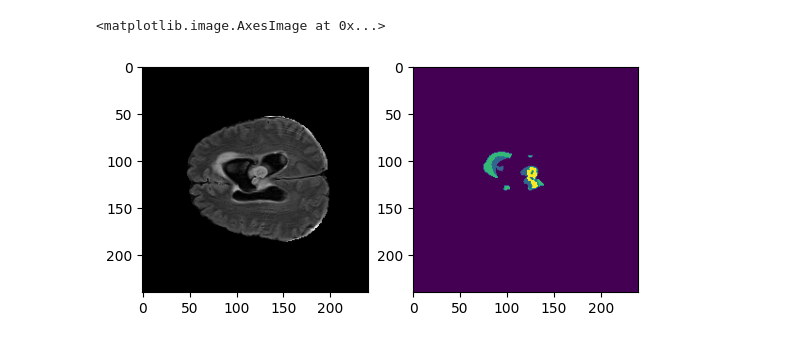
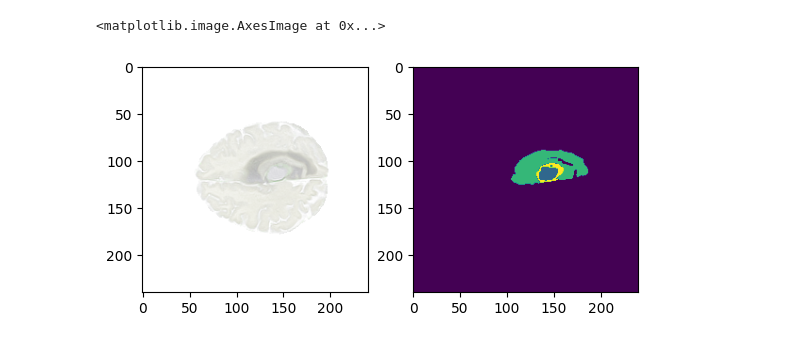
Before and after one commit to Krissi123/Braintumor-Segmentation, a Jupyter notebook: test_create_ondisk_seg_ds.ipynb, the cells around one changed output. Cells and saved outputs as stored; diff of their text form; code cells hidden in the pictures.

```diff
--- a/test_create_ondisk_seg_ds.ipynb
+++ b/test_create_ondisk_seg_ds.ipynb
@@ -81,8 +82,8 @@ images, masks = next(iter(train_batch))
 # %%
-num = 5
+num = 0
 fig, ax = plt.subplots(1,2)
-ax[0].imshow(tf.cast(127.5*(images[num]+1)[:,:,3], 'uint8'), cmap='gist_gray')
+ax[0].imshow(tf.cast(127.5*(images[num]+1), 'uint8'))
 ax[1].imshow(masks[num])
 # %% [output]
 <matplotlib.image.AxesImage at 0x...>
-[figure, old version]
+[figure, new version]
```
Also changed, not shown: parts of 3 cells of this notebook.
